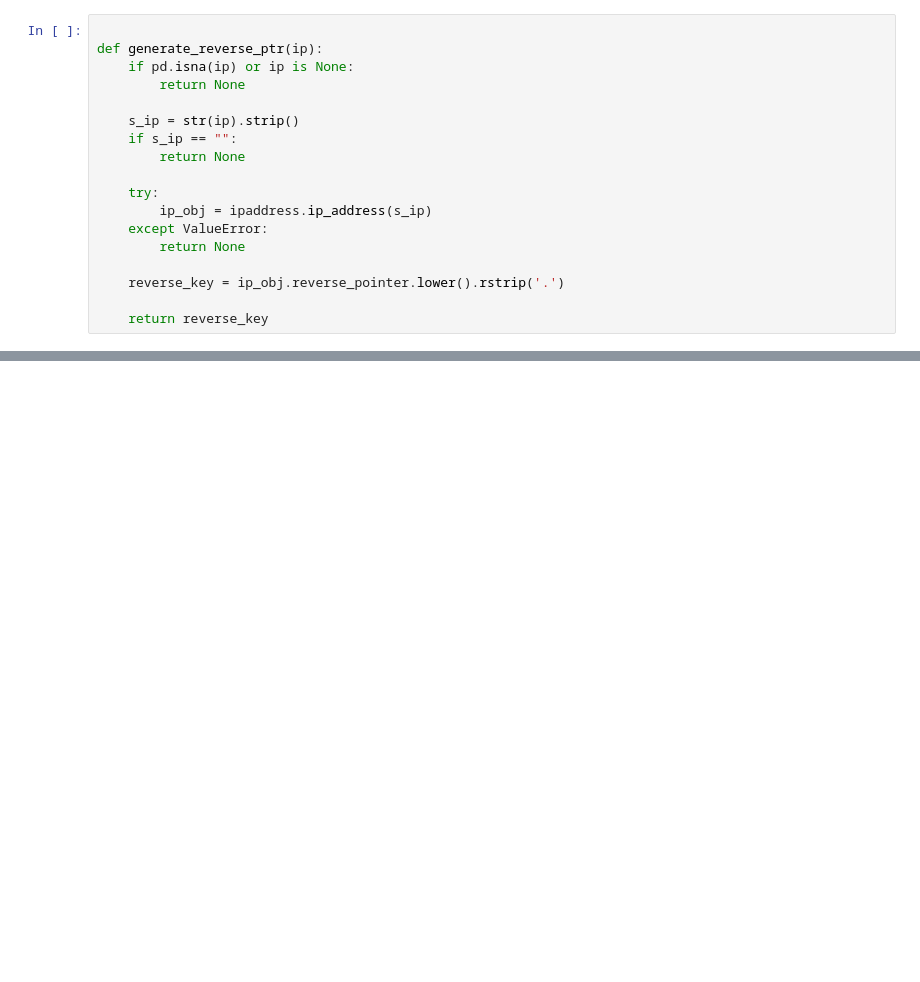
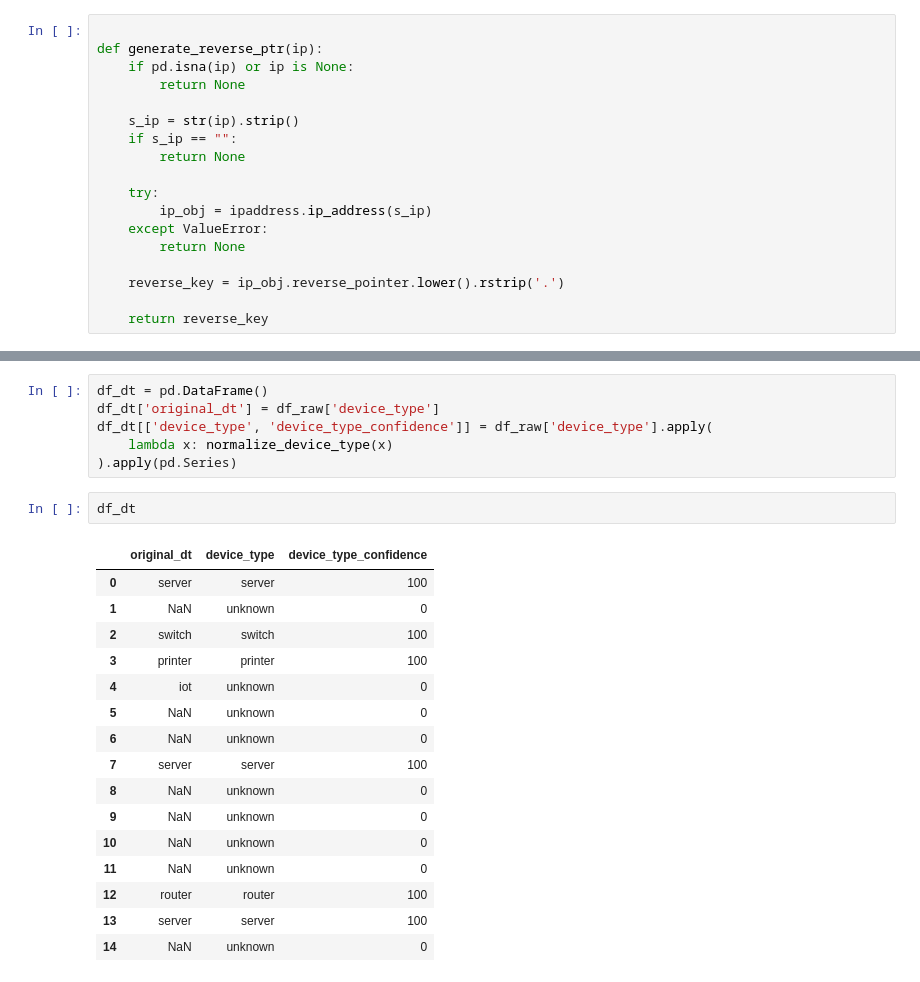
Before and after one commit to jperal720/network-inventory-cleaning-and-validation, a Jupyter notebook: notebooks/data_cleansing.ipynb, the cells around one changed output, grey strips where cells are left out. Drawn from its saved outputs; the diff is of its cells as text; blank space fills up the shorter version.

```diff
--- a/notebooks/data_cleansing.ipynb
+++ b/notebooks/data_cleansing.ipynb
@@ -432,0 +679,25 @@ df_fqdn
+# %%
+df_dt = pd.DataFrame()
+df_dt['original_dt'] = df_raw['device_type']
+df_dt[['device_type', 'device_type_confidence']] = df_raw['device_type'].apply(
+    lambda x: normalize_device_type(x)
+).apply(pd.Series)
+# %%
+df_dt
+# %% [output]
+|  | original_dt | device_type | device_type_confidence |
+| 0 | server | server | 100 |
+| 1 | NaN | unknown | 0 |
+| 2 | switch | switch | 100 |
+| 3 | printer | printer | 100 |
+| 4 | iot | unknown | 0 |
+| 5 | NaN | unknown | 0 |
+| 6 | NaN | unknown | 0 |
+| 7 | server | server | 100 |
+| 8 | NaN | unknown | 0 |
+| 9 | NaN | unknown | 0 |
+| 10 | NaN | unknown | 0 |
+| 11 | NaN | unknown | 0 |
+| 12 | router | router | 100 |
+| 13 | server | server | 100 |
+| 14 | NaN | unknown | 0 |
```
Also changed, not shown: parts of 26 cells of this notebook.
